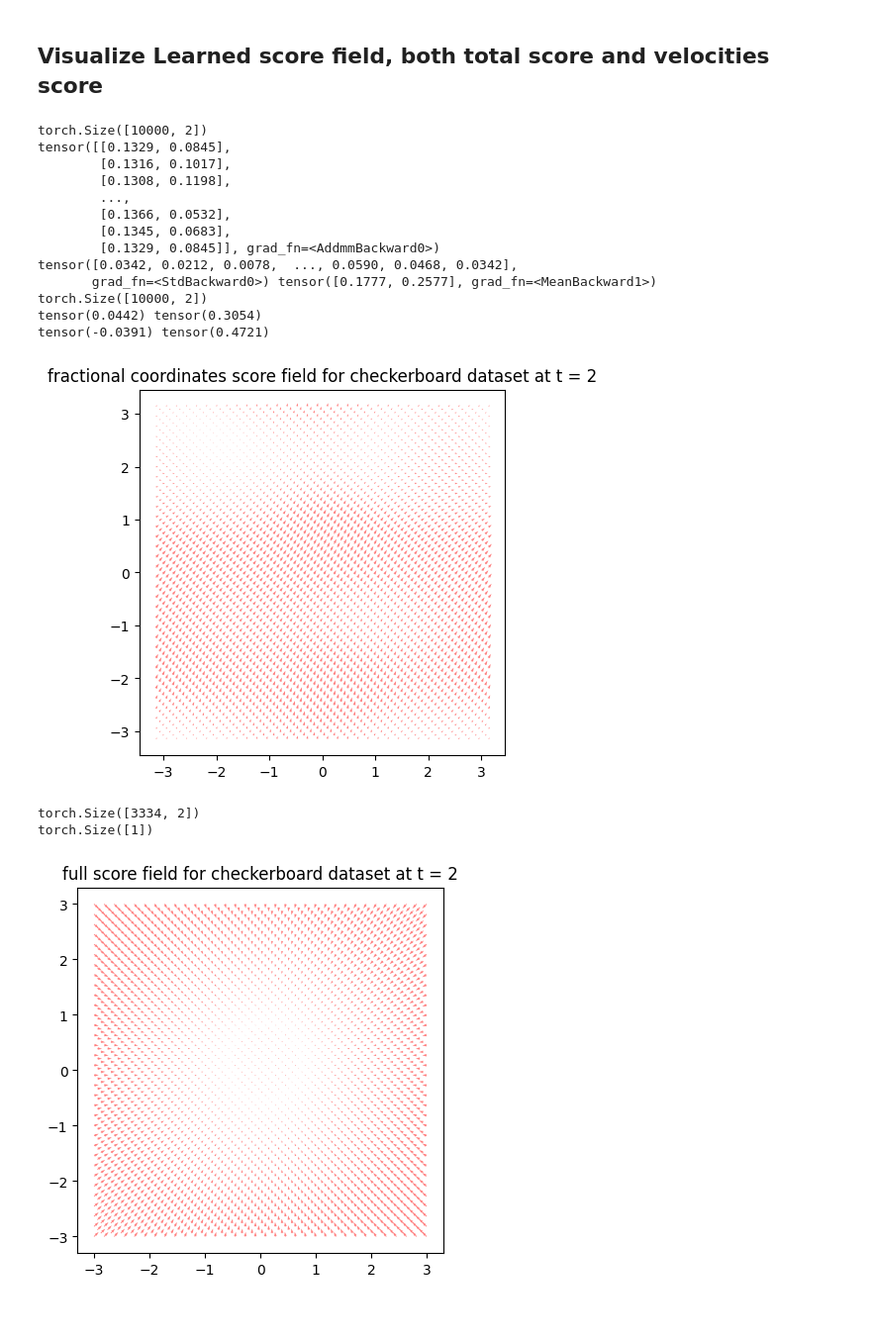
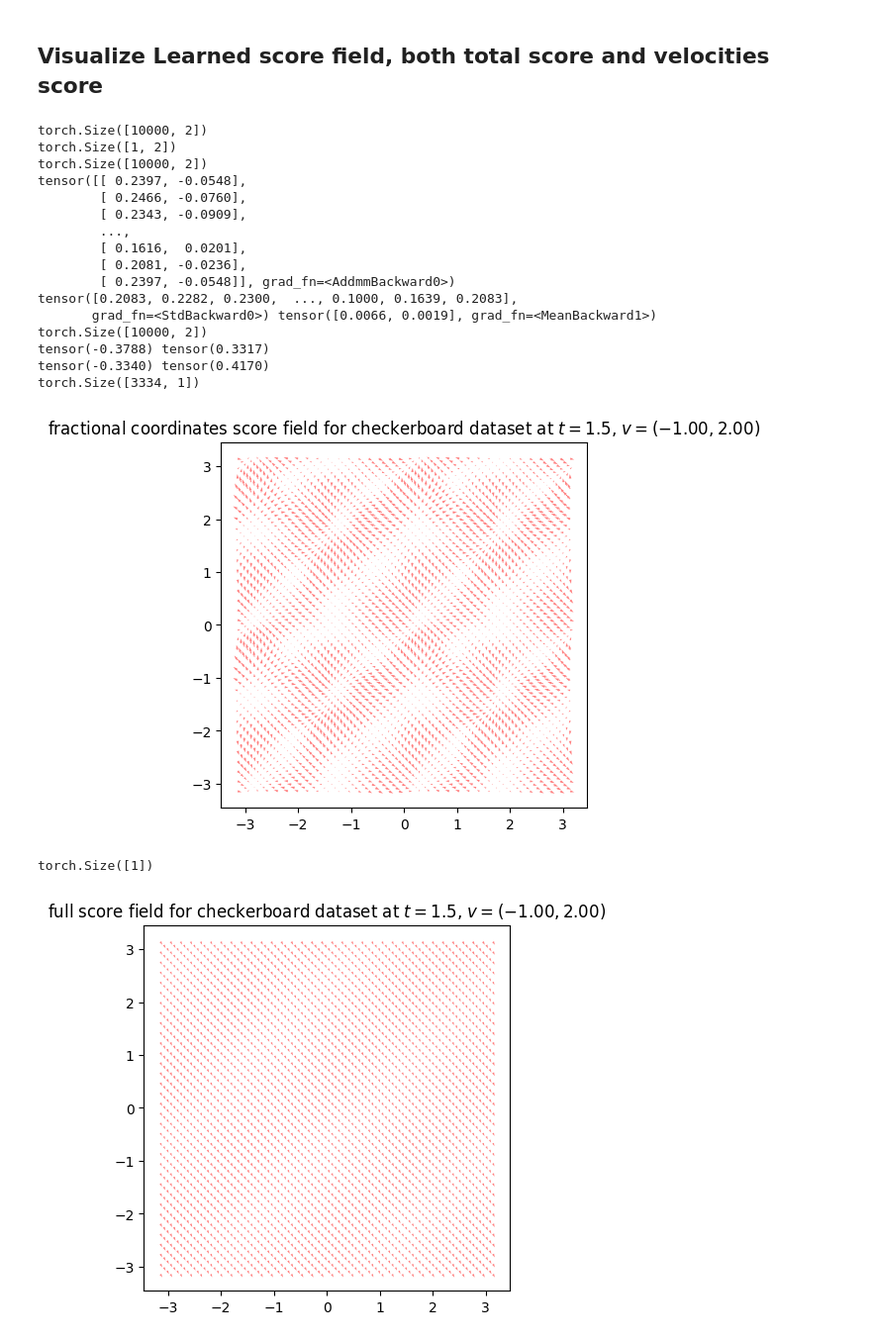
Before and after one commit to MateosCz/diffusion-playground, a Jupyter notebook: checkerboard_analysis.ipynb, the cells around one changed output. Shown at 99% size. Drawn from its saved outputs; the diff is of its cells as text; code cells hidden in the pictures; blank space fills up the shorter version.

```diff
--- a/checkerboard_analysis.ipynb
+++ b/checkerboard_analysis.ipynb
@@ -177,7 +177,7 @@ min of noised theta1 of the first sample tensor(-3.1391)
 # %%
 from matplotlib.collections import LineCollection
 # Test on the smaller dataset
-batch_size = 100
+batch_size = 10
 checkerboard_dataset = Checkerboard_Dataset(n_rows)
 Lie_dataset = TorusLieWrapper(checkerboard_dataset)
 Angle_dataset = AngleTorusWrapper(Lie_dataset)
@@ -185,9 +185,9 @@ data_loader_small = DataLoader(Angle_dataset, batch_size=batch_size, shuffle = T
 
 batched_sample = next(iter(data_loader_small))
 
-fixed_t = 1
+fixed_t = 0.2
 # sample the forward process at fixed time
-model = diffusion.TDMDiffusion(dim = 2, integrator_type = "Euler", simplified_param=False)
+model = diffusion.TDMDiffusion(dim = 2, integrator_type = "Euler", simplified_param=True)
 unconditional_sample, score_batched = model.sample_forward(f0 = batched_sample, total_time = 10,t_dist_kw = "constant", constant_t = fixed_t)
 
 f0s_batched = batched_sample
@@ -322,68 +338,65 @@ x_test = torch.cat([x_test, y_test], dim=-1)
 
 x_test_batched = x_test[:,:]
 print(x_test_batched.shape)
-t_scalar = 2
-v_scalar = 0
+t_scalar = 1.5
+v_scalar = torch.Tensor([[-1.0,2.0]])
+print(v_scalar.shape)
+print(x_test_batched.shape)
 t_test = torch.full((10000, 1), t_scalar)   # (1, 10000, 1)
 v_test = torch.ones_like(x_test_batched) * v_scalar
 
 score = score_nn(x_test_batched, v_test, t_test)
 print(score)
 print(score.std(dim=1),score.mean(dim=0))
 score = score.detach().cpu()
 print(score.shape)
 print(min(score[:,0]),max(score[:,0]))
 print(min(score[:,1]),max(score[:,1]))
 
 # shows every 3 points
 score = score[::3,:]
 x_test_batched = x_test_batched[::3,:]
+t_test = t_test[::3,:]
+v_test = v_test[::3,:]
+print(t_test.shape)
 
 fig,ax = plt.subplots()
 # ax.scatter(x_test[:,0],x_test[:,1],c=x_test[:,0],cmap = "viridis",s = 0.5,alpha = 0.5)
 ax.quiver(x_test_batched[:,0],x_test_batched[:,1],score[:,0],score[:,1],color = "red",alpha = 0.5)
 ax.set_aspect("equal")
-ax.set_title(f"fractional coordinates score field for checkerboard dataset at t = {t_scalar}")
+ax.set_title(f"fractional coordinates score field for checkerboard dataset at $t = {t_scalar}$, $v = ({v_scalar[0,0]:.2f}, {v_scalar[0,1]:.2f})$")
 plt.show()
 
-
-vx_test = torch.linspace(-3,3,100)
-vy_test = torch.linspace(-3,3,100)
-vx_test,vy_test = torch.meshgrid(vx_test,vy_test)
-vx_test = vx_test.reshape(-1,1)
-vy_test = vy_test.reshape(-1,1)
-v_test = torch.cat([vx_test,vy_test],dim=-1)
-v_test = v_test[:,:]
-v_test = v_test[::3,:]
-print(v_test.shape)
 t_for_score = torch.Tensor([fixed_t])
 print(t_for_score.shape)
-t_for_score = t_for_score[:, None].expand(-1, v_test.shape[1])
-score_v = (1- torch.exp(-t_for_score))/(1 + torch.exp(-t_for_score)) * score - v_test/ (model.sde.sigma_t(t_for_score)**2)
+
+score_v = (1- torch.exp(-t_test))/(1 + torch.exp(-t_test)) * score - v_test/ (model.sde.sigma_t(t_test)**2)
 
 fig,ax = plt.subplots()
-ax.quiver(v_test[:,0],v_test[:,1],score_v[:,0],score_v[:,1],color = "red",alpha = 0.5)
+ax.quiver(x_test_batched[:,0],x_test_batched[:,1],score_v[:,0],score_v[:,1],color = "red",alpha = 0.5)
 ax.set_aspect("equal")
-ax.set_title(f"full score field for checkerboard dataset at t = {t_scalar}")
+ax.set_title(f"full score field for checkerboard dataset at $t = {t_scalar}$, $v = ({v_scalar[0,0]:.2f}, {v_scalar[0,1]:.2f})$")
 plt.show()
 # %% [output]
 torch.Size([10000, 2])
-tensor([[0.1329, 0.0845],
-        [0.1316, 0.1017],
-        [0.1308, 0.1198],
+torch.Size([1, 2])
+torch.Size([10000, 2])
+tensor([[ 0.2397, -0.0548],
+        [ 0.2466, -0.0760],
+        [ 0.2343, -0.0909],
         ...,
-        [0.1366, 0.0532],
-        [0.1345, 0.0683],
-        [0.1329, 0.0845]], grad_fn=<AddmmBackward0>)
-tensor([0.0342, 0.0212, 0.0078,  ..., 0.0590, 0.0468, 0.0342],
-       grad_fn=<StdBackward0>) tensor([0.1777, 0.2577], grad_fn=<MeanBackward1>)
+        [ 0.1616,  0.0201],
+        [ 0.2081, -0.0236],
+        [ 0.2397, -0.0548]], grad_fn=<AddmmBackward0>)
+tensor([0.2083, 0.2282, 0.2300,  ..., 0.1000, 0.1639, 0.2083],
+       grad_fn=<StdBackward0>) tensor([0.0066, 0.0019], grad_fn=<MeanBackward1>)
 torch.Size([10000, 2])
-tensor(0.0442) tensor(0.3054)
-tensor(-0.0391) tensor(0.4721)
+tensor(-0.3788) tensor(0.3317)
+tensor(-0.3340) tensor(0.4170)
+torch.Size([3334, 1])
-[figure, old version]
+[figure, new version]
-torch.Size([3334, 2])
 torch.Size([1])
-[figure, old version]
+[figure, new version]
 # %%
 ft_list, vt_list, t_list = model.sample_backward(
     fT_prior_kw="uniform",
```
Also changed, not shown: parts of 13 cells of this notebook, 3 other files.
